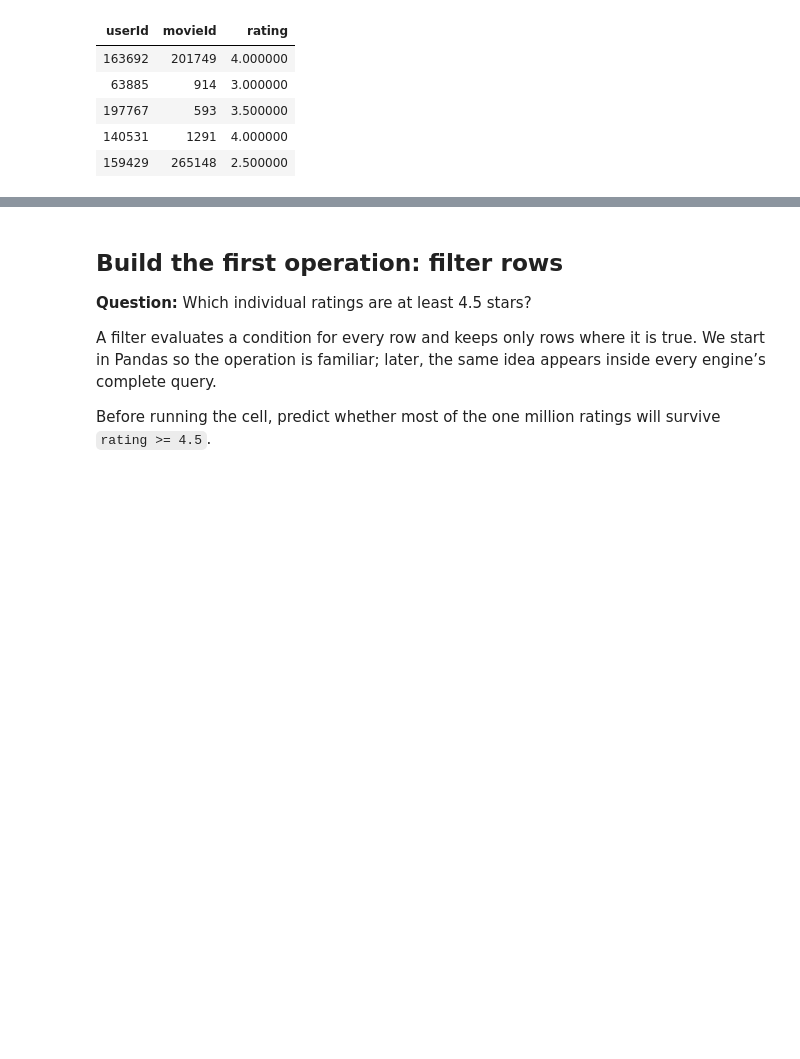
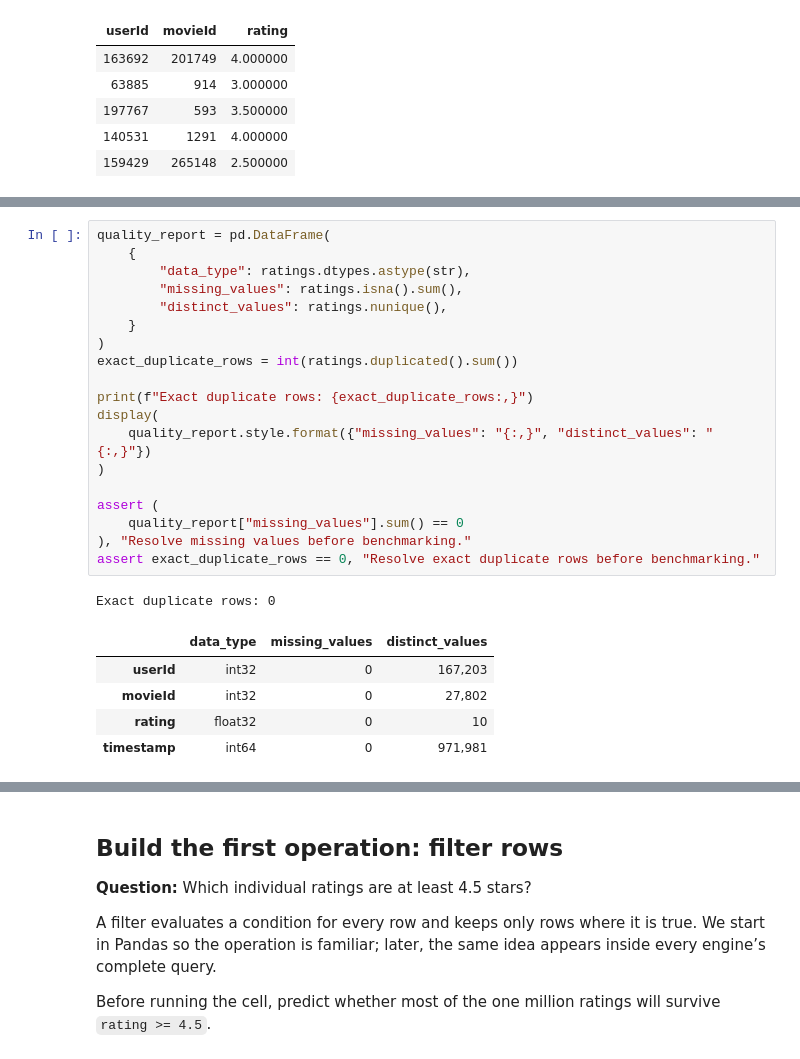
Before and after one commit to Kedar-V/data-processing-frameworks-demo, a Jupyter notebook: notebooks/movielens_dataframe_engines_simple.ipynb, the cells around one changed output, grey strips where cells are left out. Cells and saved outputs as stored; diff of their text form; blank space fills up the shorter version.

```diff
--- a/notebooks/movielens_dataframe_engines_simple.ipynb
+++ b/notebooks/movielens_dataframe_engines_simple.ipynb
@@ -109,0 +119,26 @@ display(ratings[["userId", "movieId", "rating"]].head(5).style.hide(axis="index"
+# %%
+quality_report = pd.DataFrame(
+    {
+        "data_type": ratings.dtypes.astype(str),
+        "missing_values": ratings.isna().sum(),
+        "distinct_values": ratings.nunique(),
+    }
+)
+exact_duplicate_rows = int(ratings.duplicated().sum())
+
+print(f"Exact duplicate rows: {exact_duplicate_rows:,}")
+display(
+    quality_report.style.format({"missing_values": "{:,}", "distinct_values": "{:,}"})
+)
+
+assert (
+    quality_report["missing_values"].sum() == 0
+), "Resolve missing values before benchmarking."
+assert exact_duplicate_rows == 0, "Resolve exact duplicate rows before benchmarking."
+# %% [output]
+Exact duplicate rows: 0
+|  | data_type | missing_values | distinct_values |
+| userId | int32 | 0 | 167,203 |
+| movieId | int32 | 0 | 27,802 |
+| rating | float32 | 0 | 10 |
+| timestamp | int64 | 0 | 971,981 |
```
Also changed, not shown: parts of 6 cells of this notebook.
